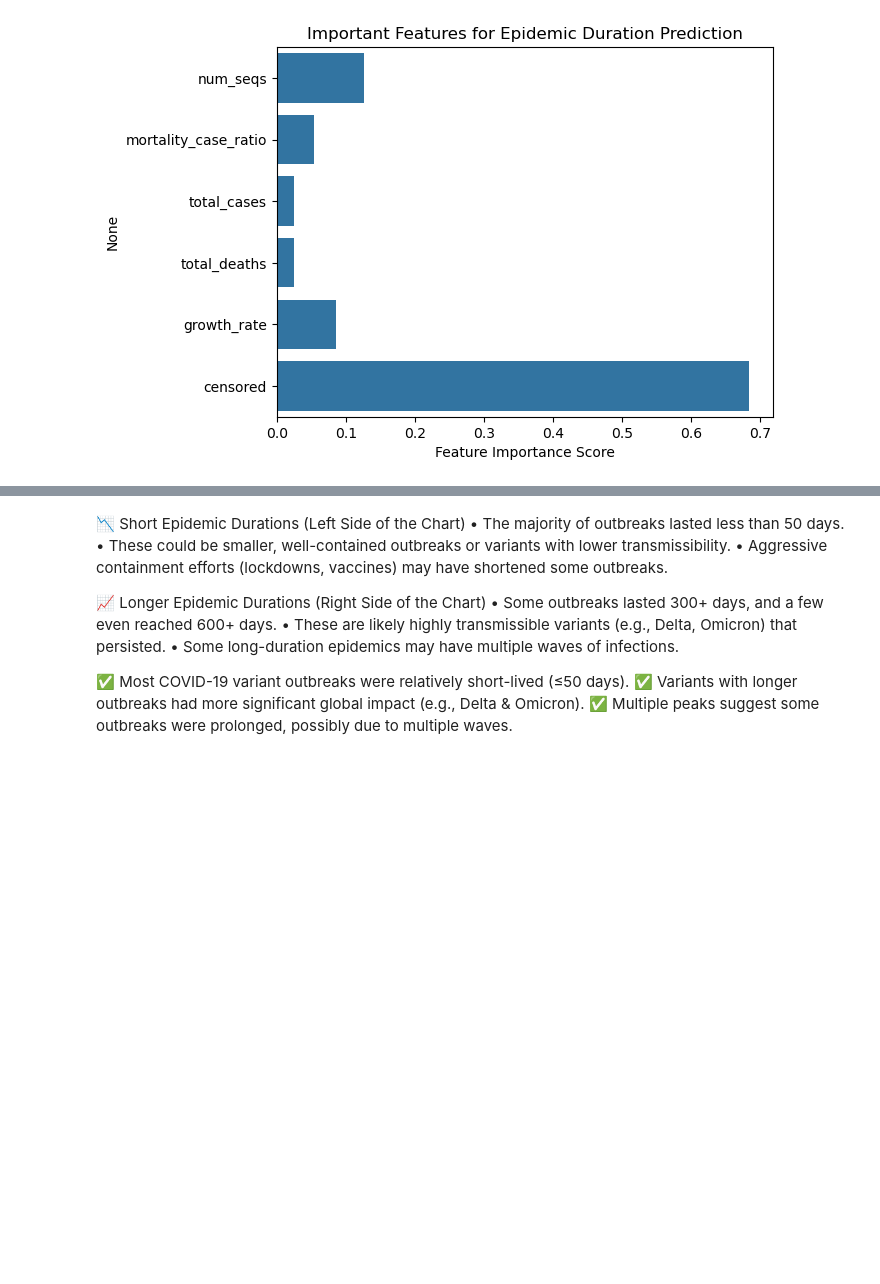
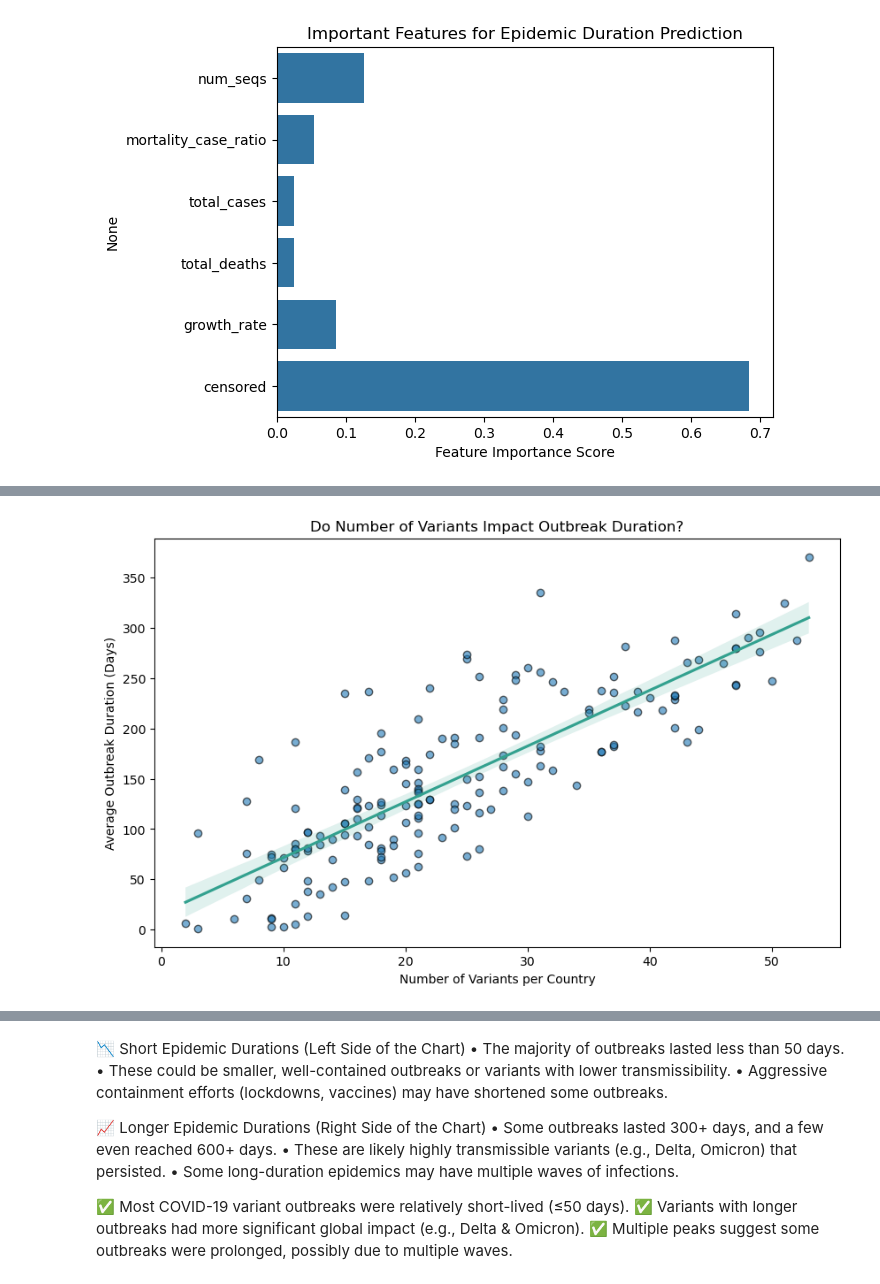
Before and after one commit to andy85g/Covidvariant, a Jupyter notebook: Project 4/Covid.ipynb, the cells around one changed output, grey strips where cells are left out. Saved outputs shown, nothing was run; the diff lists cells and outputs as text; code cells hidden in the pictures; blank space fills up the shorter version.

```diff
--- a/Project 4/Covid.ipynb
+++ b/Project 4/Covid.ipynb
@@ -163,3 +221,31 @@ plt.show()
+# %%
+# Ensure outbreak_data is used (replace 'df' if needed)
+df = outbreak_data  # If outbreak_data is already defined
+
+# Count unique variants per country
+variant_counts = df.groupby("Country")["variant"].nunique().reset_index()
+variant_counts.rename(columns={"variant": "number_of_variants"}, inplace=True)
+
+# Calculate the average outbreak duration per country
+duration_avg = df.groupby("Country")["duration"].mean().reset_index()
+
+# Merge datasets on Country
+merged_data = variant_counts.merge(duration_avg, on="Country", how="inner")
+
+# Scatter Plot
+plt.figure(figsize=(10, 6))
+sns.regplot(x=merged_data["number_of_variants"], y=merged_data["duration"],
+            scatter_kws={"alpha": 0.6, "edgecolor": "black"}, line_kws={"color": "#33A18F"})
+
+# Labels & Title
+plt.xlabel("Number of Variants per Country")
+plt.ylabel("Average Outbreak Duration (Days)")
+plt.title("Do Number of Variants Impact Outbreak Duration?")
+
+# Show plot
+plt.show()
+# %% [output]
+[figure, added]
 # %%
 # Load cleaned dataset
 df = pd.read_csv("cleaned_covid_data.csv")
```
Also changed, not shown: parts of 11 cells of this notebook, 5 other files.
